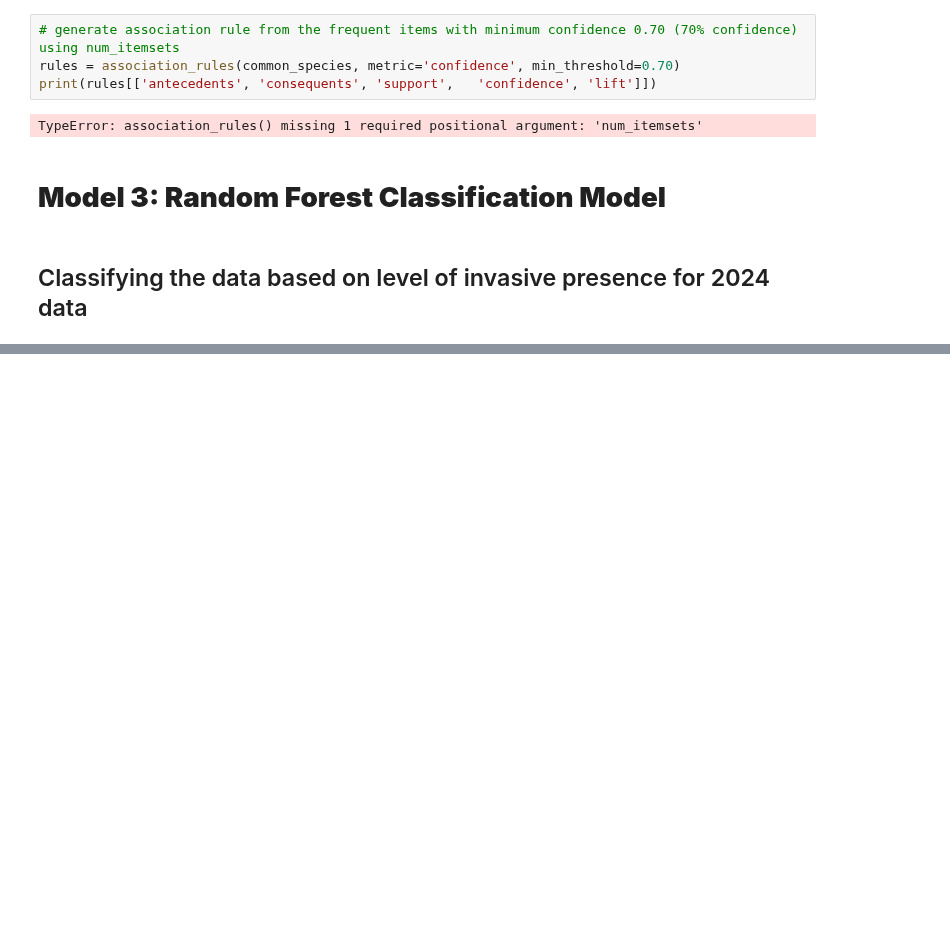
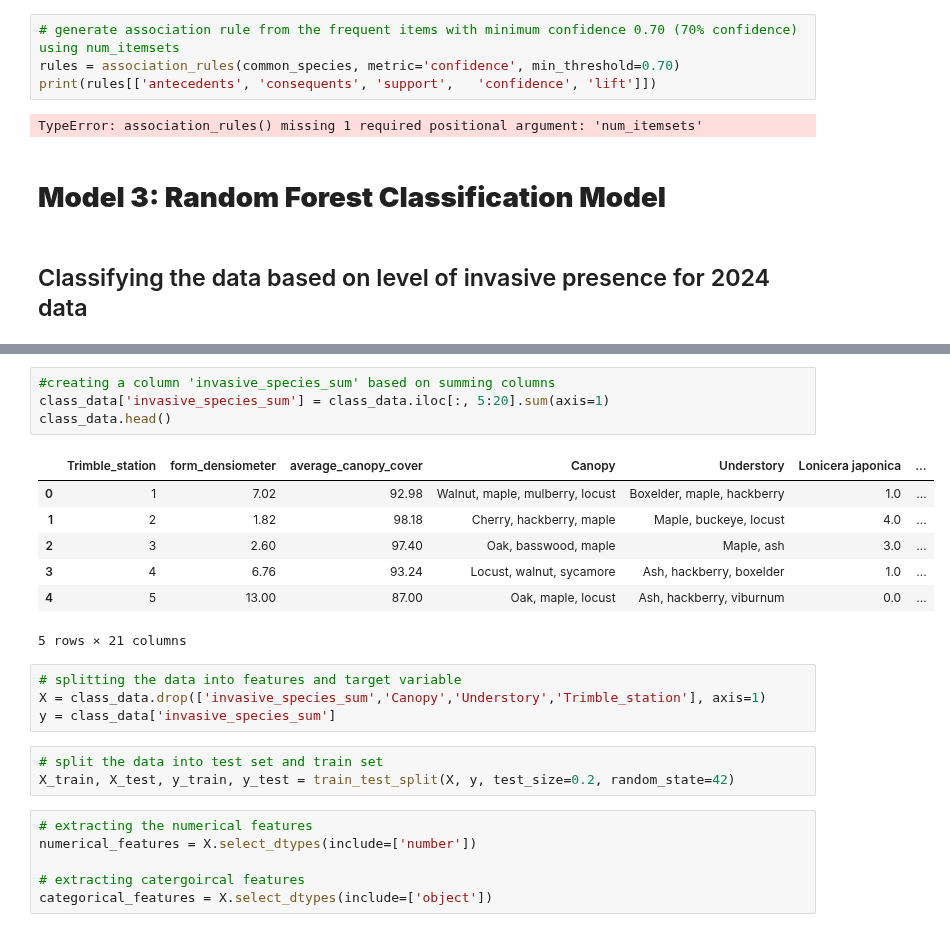
Before and after one commit to Graviton12/CS-430-Group-Project, a Jupyter notebook: cherokee_park_models.ipynb, the cells around one changed output, grey strips where cells are left out. Cells and saved outputs as stored; diff of their text form; blank space fills up the shorter version.

```diff
--- a/cherokee_park_models.ipynb
+++ b/cherokee_park_models.ipynb
@@ -562,0 +602,25 @@ TypeError: association_rules() missing 1 required positional argument: 'num_item
+# %%
+#creating a column 'invasive_species_sum' based on summing columns
+class_data['invasive_species_sum'] = class_data.iloc[:, 5:20].sum(axis=1)
+class_data.head()
+# %% [output]
+|  | Trimble_station | form_densiometer | average_canopy_cover | Canopy | Understory | Lonicera japonica | ... |
+| 0 | 1 | 7.02 | 92.98 | Walnut, maple, mulberry, locust | Boxelder, maple, hackberry | 1.0 | ... |
+| 1 | 2 | 1.82 | 98.18 | Cherry, hackberry, maple | Maple, buckeye, locust | 4.0 | ... |
+| 2 | 3 | 2.60 | 97.40 | Oak, basswood, maple | Maple, ash | 3.0 | ... |
+| 3 | 4 | 6.76 | 93.24 | Locust, walnut, sycamore | Ash, hackberry, boxelder | 1.0 | ... |
+| 4 | 5 | 13.00 | 87.00 | Oak, maple, locust | Ash, hackberry, viburnum | 0.0 | ... |
+5 rows × 21 columns
+# %%
+# splitting the data into features and target variable
+X = class_data.drop(['invasive_species_sum','Canopy','Understory','Trimble_station'], axis=1)
+y = class_data['invasive_species_sum']
+# %%
+# split the data into test set and train set
+X_train, X_test, y_train, y_test = train_test_split(X, y, test_size=0.2, random_state=42)
+# %%
+# extracting the numerical features
+numerical_features = X.select_dtypes(include=['number'])
+
+# extracting catergoircal features
+categorical_features = X.select_dtypes(include=['object'])
```
Also changed, not shown: parts of 10 cells of this notebook.
